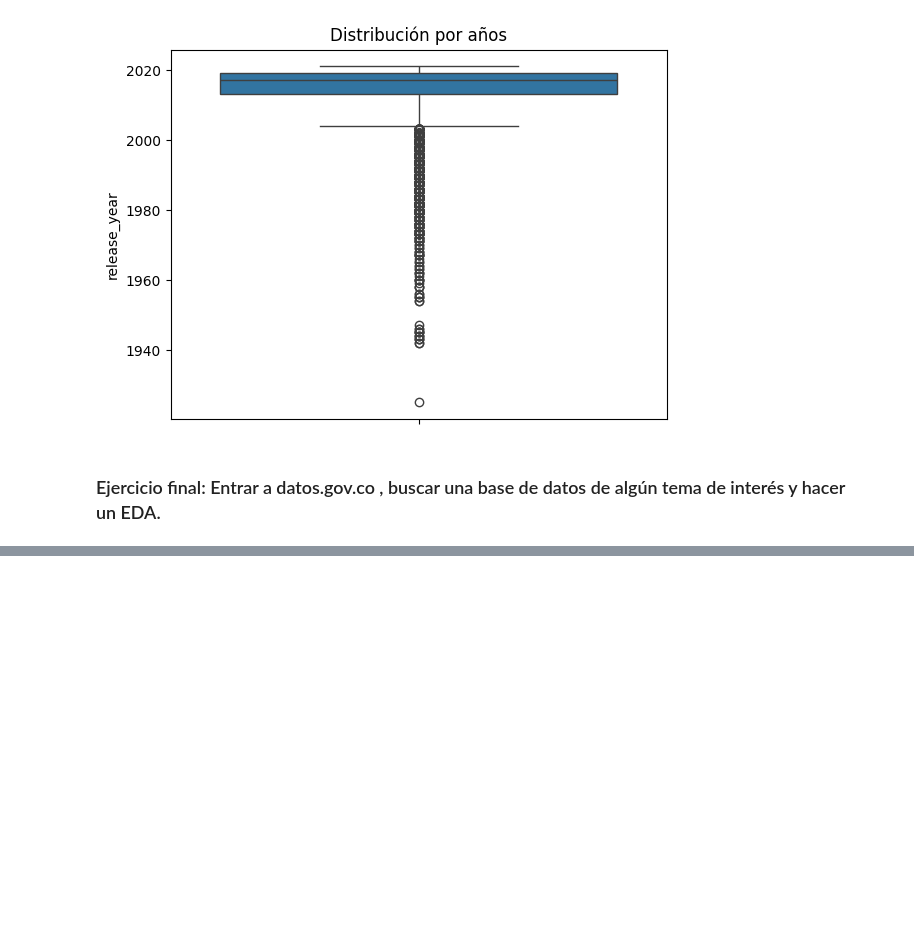
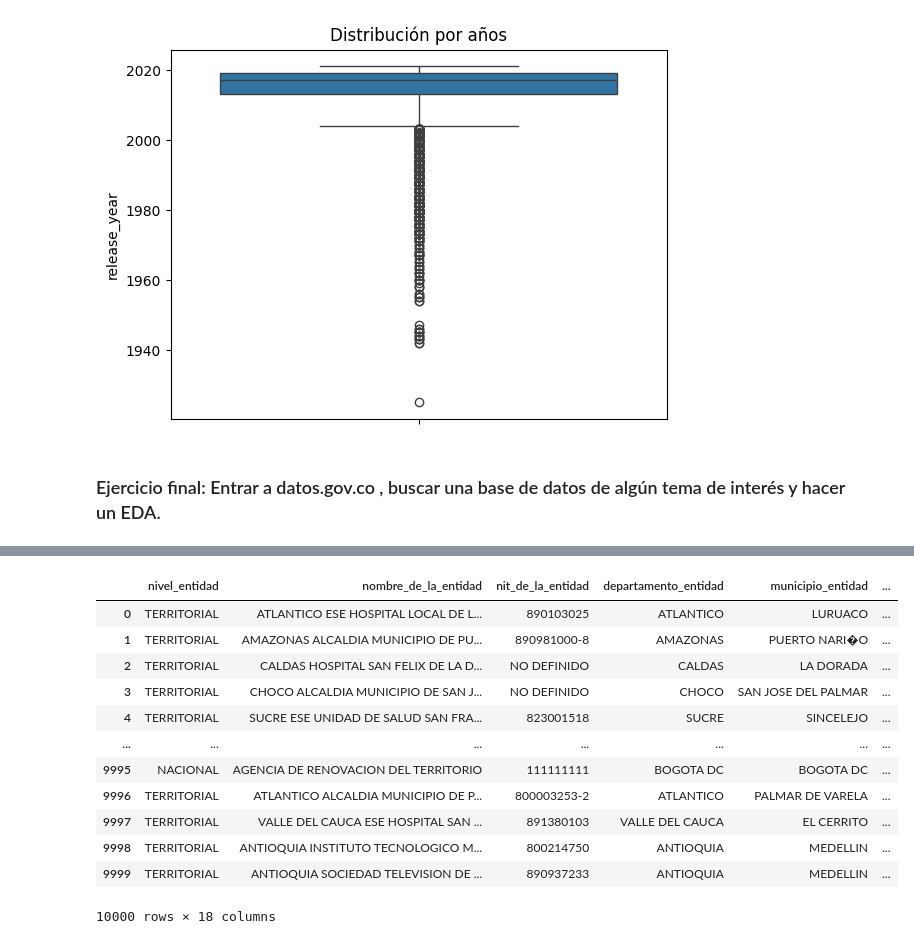
Before and after one commit to jazaineam1/Andes_ADDBD, a Jupyter notebook: Sesion6/Exploratory Data Analysis (EDA).ipynb, the cells around one changed output, grey strips where cells are left out. Cells and saved outputs as stored; diff of their text form; code cells hidden in the pictures; blank space fills up the shorter version.

```diff
--- a/Sesion6/Exploratory Data Analysis (EDA).ipynb
+++ b/Sesion6/Exploratory Data Analysis (EDA).ipynb
@@ -344,0 +486,20 @@ sns.boxplot(df, y="release_year").set(title="Distribución por años")
+# %%
+# $order
+# Ordena los resultados por una columna específica
+results_order = client.get("rpmr-utcd", order="valor_contrato DESC", limit=10000)
+df_order = pd.DataFrame.from_records(results_order)
+df_order
+# %% [output]
+|  | nivel_entidad | nombre_de_la_entidad | nit_de_la_entidad | departamento_entidad | municipio_entidad | ... |
+| 0 | TERRITORIAL | ATLANTICO ESE HOSPITAL LOCAL DE L... | 890103025 | ATLANTICO | LURUACO | ... |
+| 1 | TERRITORIAL | AMAZONAS ALCALDIA MUNICIPIO DE PU... | 890981000-8 | AMAZONAS | PUERTO NARI�O | ... |
+| 2 | TERRITORIAL | CALDAS HOSPITAL SAN FELIX DE LA D... | NO DEFINIDO | CALDAS | LA DORADA | ... |
+| 3 | TERRITORIAL | CHOCO ALCALDIA MUNICIPIO DE SAN J... | NO DEFINIDO | CHOCO | SAN JOSE DEL PALMAR | ... |
+| 4 | TERRITORIAL | SUCRE ESE UNIDAD DE SALUD SAN FRA... | 823001518 | SUCRE | SINCELEJO | ... |
+| ... | ... | ... | ... | ... | ... | ... |
+| 9995 | NACIONAL | AGENCIA DE RENOVACION DEL TERRITORIO | 111111111 | BOGOTA DC | BOGOTA DC | ... |
+| 9996 | TERRITORIAL | ATLANTICO ALCALDIA MUNICIPIO DE P... | 800003253-2 | ATLANTICO | PALMAR DE VARELA | ... |
+| 9997 | TERRITORIAL | VALLE DEL CAUCA ESE HOSPITAL SAN ... | 891380103 | VALLE DEL CAUCA | EL CERRITO | ... |
+| 9998 | TERRITORIAL | ANTIOQUIA INSTITUTO TECNOLOGICO M... | 800214750 | ANTIOQUIA | MEDELLIN | ... |
+| 9999 | TERRITORIAL | ANTIOQUIA SOCIEDAD TELEVISION DE ... | 890937233 | ANTIOQUIA | MEDELLIN | ... |
+10000 rows × 18 columns
```
Also changed, not shown: parts of 9 cells of this notebook.
